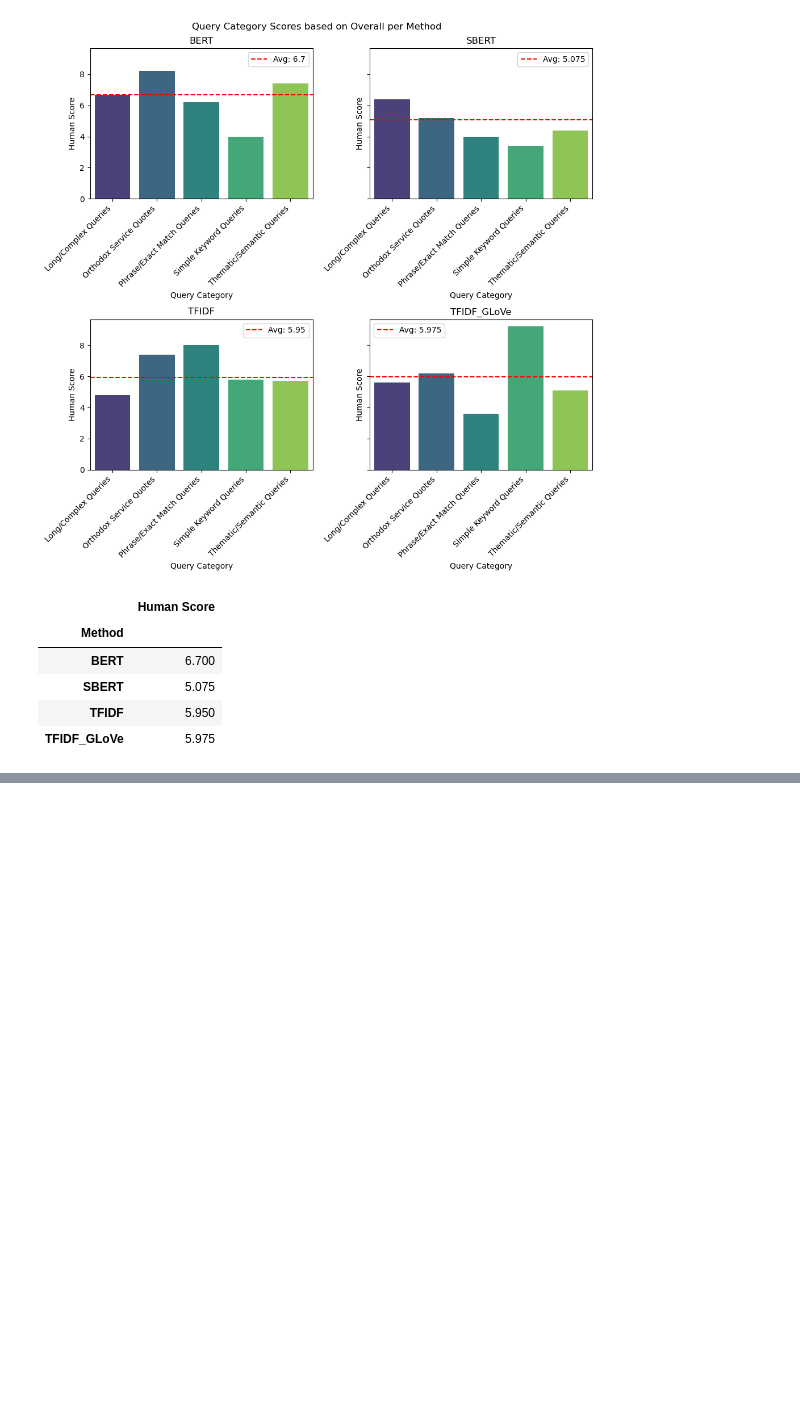
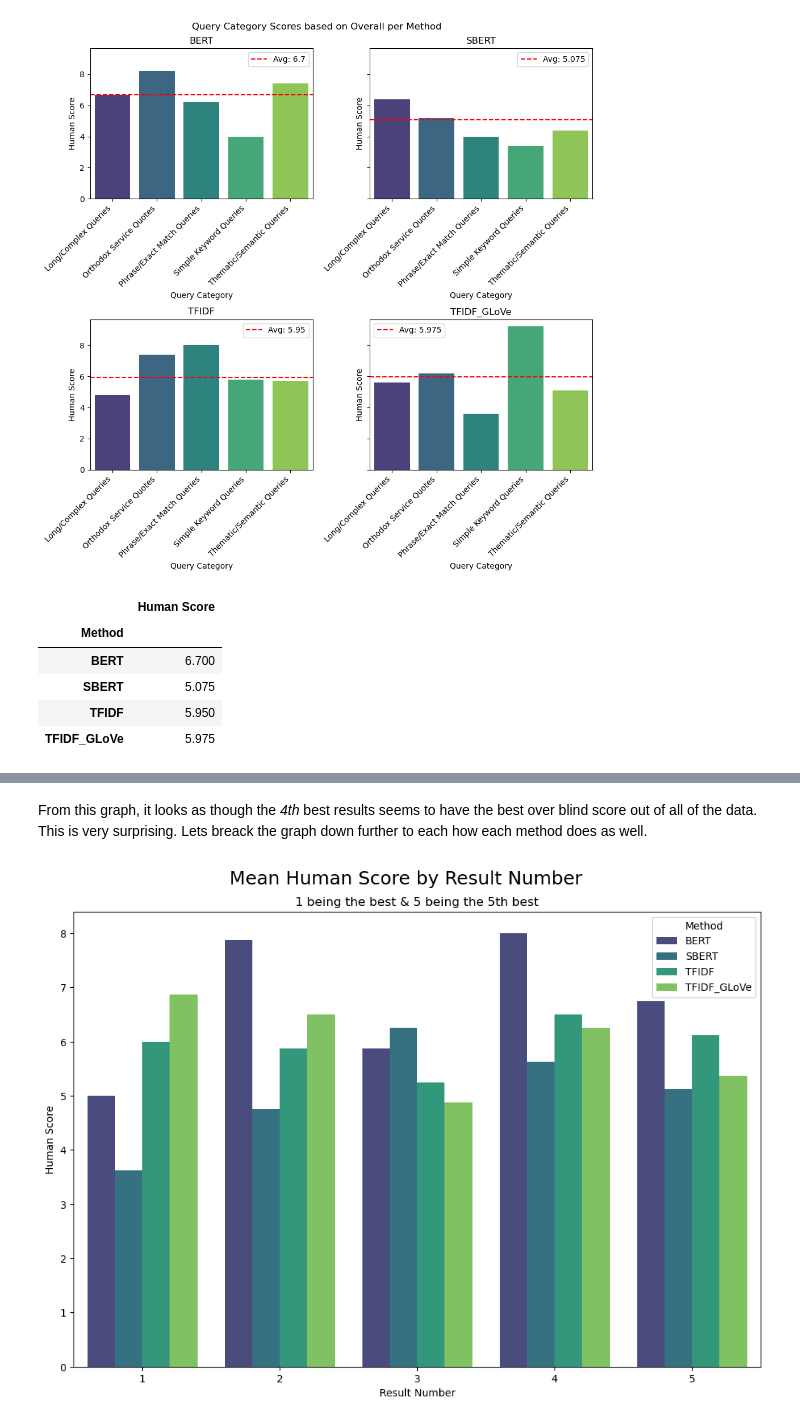
Before and after one commit to cwc09262/psalms-nlp-research, a Jupyter notebook: query_compare/blind_scoring_evaluations.ipynb, the cells around one changed output, grey strips where cells are left out. Cells and saved outputs as stored; diff of their text form; code cells hidden in the pictures; blank space fills up the shorter version.

```diff
--- a/query_compare/blind_scoring_evaluations.ipynb
+++ b/query_compare/blind_scoring_evaluations.ipynb
@@ -544,0 +720,32 @@ overall
+# %% [markdown]
+From this graph, it looks as though the *4th* best results seems to have the best over blind score out of all of the data. This is very surprising. Lets breack the graph down further to each how each method does as well.
+# %%
+import seaborn as sns
+import matplotlib.pyplot as plt
+
+plt.figure(figsize=(12, 8))
+sns.barplot(
+    data=numbered,
+    x='numbered_result',
+    y='Human Score',
+    hue='Method',   # optional
+    palette='viridis',
+    errorbar=None   # <-- removes the black lines
+)
+
+
+plt.xlabel("Result Number")
+plt.ylabel("Human Score")
+
+# Main title
+plt.title("1 being the best & 5 being the 5th best", fontsize=12)
+
+# Subtitle (smaller font, right below the main title)
+plt.suptitle("Mean Human Score by Result Number", fontsize=18, y=0.95) # if using figure
+
+plt.legend(title="Method", loc='upper right')
+
+
+plt.show()
+# %% [output]
+[figure, added]
```
Also changed, not shown: parts of 11 cells of this notebook.
